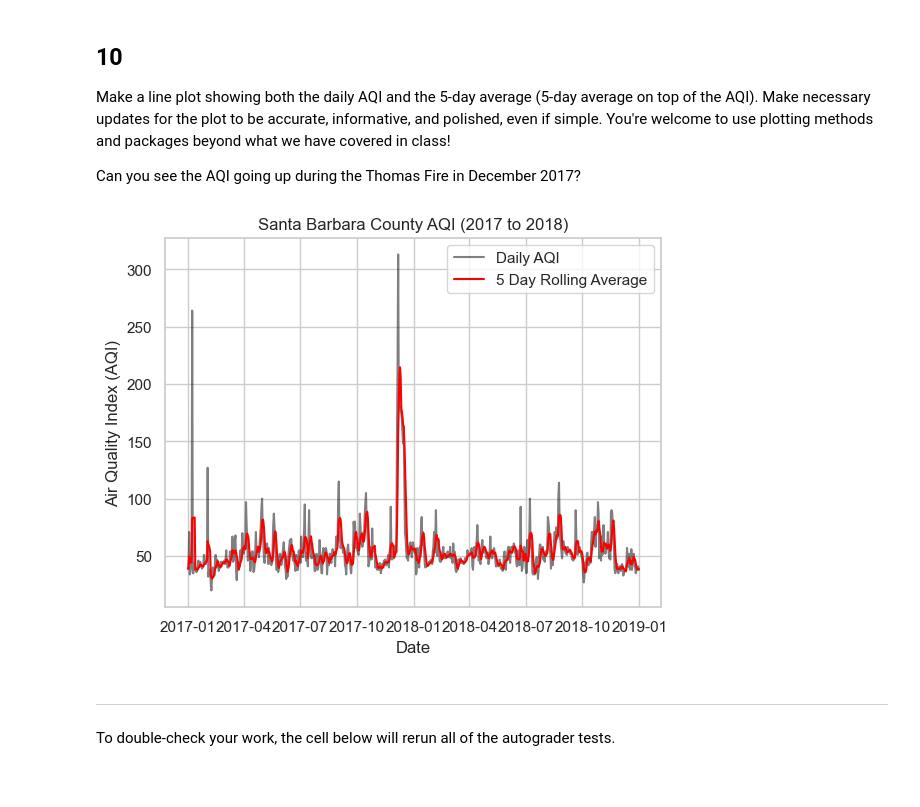
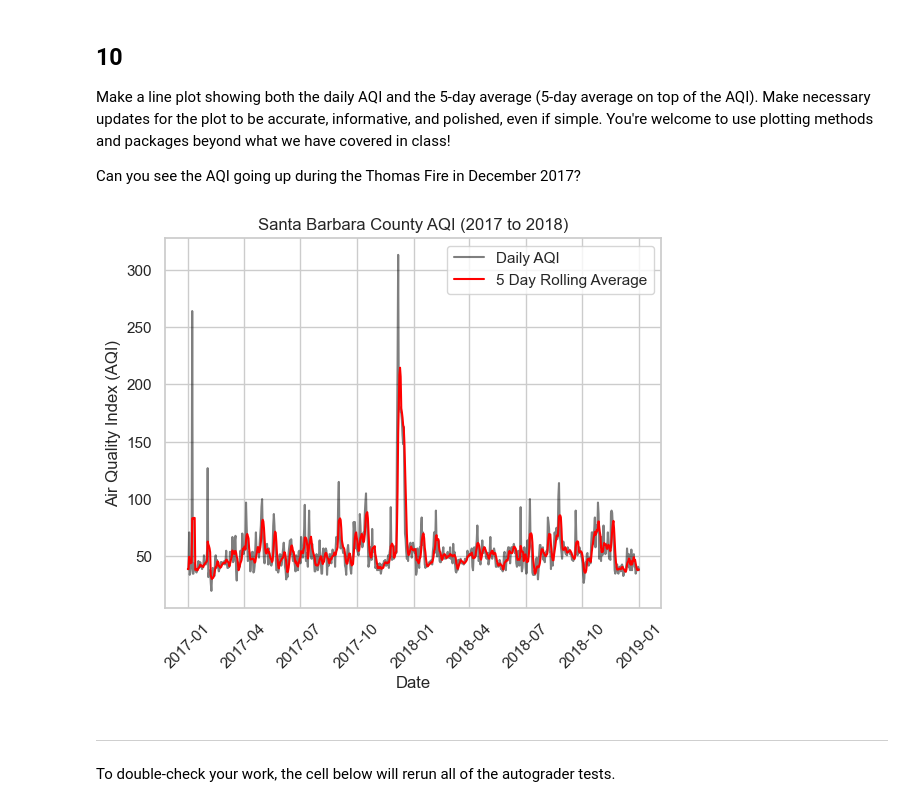
Before and after one commit to jwonyk/eds220-hwk2, a Jupyter notebook: task3/hwk2-task3-aqi-kim.ipynb, the cells around one changed output. Saved outputs shown, nothing was run; the diff lists cells and outputs as text; code cells hidden in the pictures.

```diff
--- a/task3/hwk2-task3-aqi-kim.ipynb
+++ b/task3/hwk2-task3-aqi-kim.ipynb
@@ -386,28 +425,29 @@ Can you see the AQI going up during the Thomas Fire in December 2017?
 # %%
 # Plot daily AQI (black)
 sns.lineplot(
     data = aqi_sb,
     x = aqi_sb.index,
     y = 'aqi',
     label = 'Daily AQI',
     color = 'black',
     alpha = 0.5)
 
 # Plot 5-day rolling average on top (red)
 sns.lineplot(
     data = aqi_sb,
     x = aqi_sb.index,
     y = 'five_day_average',
     label = "5 Day Rolling Average",
     color = 'red')
 
 # Add details and information of the line graph
 plt.title('Santa Barbara County AQI (2017 to 2018)')
 plt.xlabel('Date')
 plt.ylabel('Air Quality Index (AQI)')
+plt.xticks(rotation = 45)
 plt.show()
 # %% [output]
-[figure, old version]
+[figure, new version]
 # %% [markdown]
 ---
 
```
Also changed, not shown: parts of 10 cells of this notebook.
